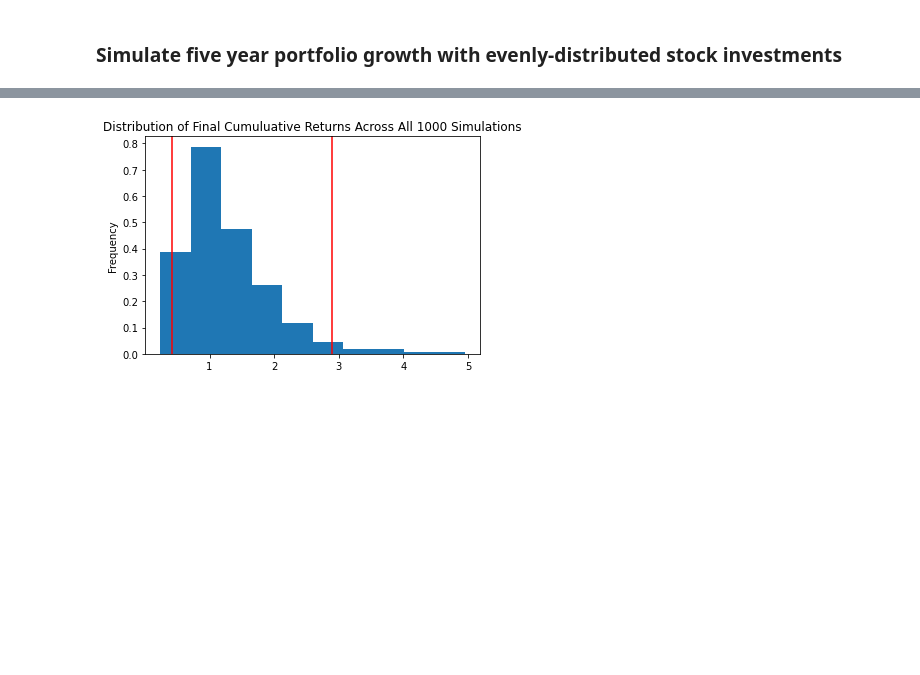
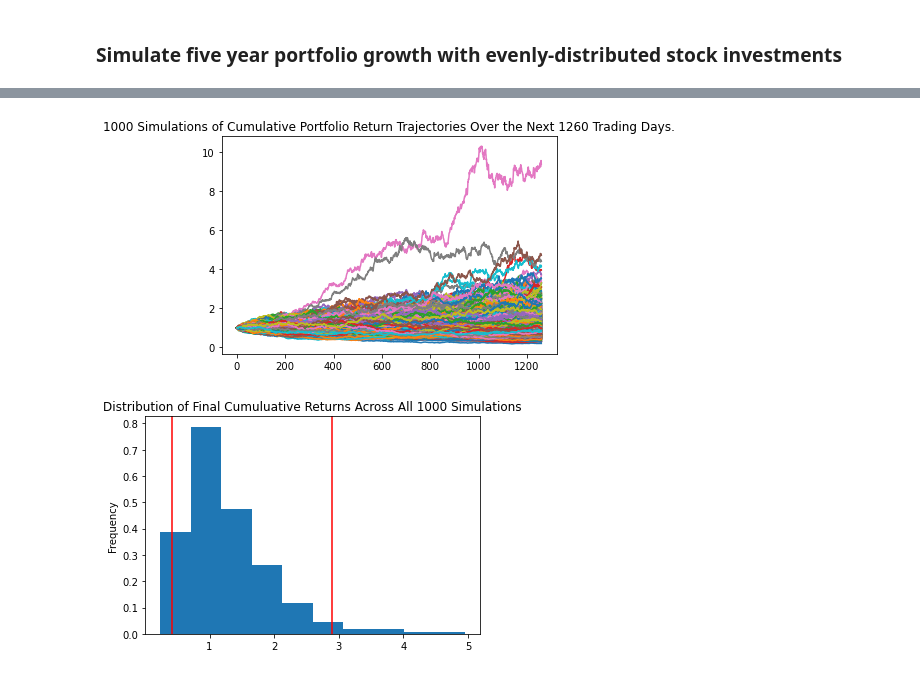
Before and after one commit to KPH3802/Monte_Carlo_Stock_Simulation, a Jupyter notebook: Three_Stock_Monte.ipynb, the cells around one changed output, grey strips where cells are left out. Drawn from its saved outputs; the diff is of its cells as text; code cells hidden in the pictures; blank space fills up the shorter version.

Commit message:
Adding Image folder and code through sim plot

```diff
--- a/Three_Stock_Monte.ipynb
+++ b/Three_Stock_Monte.ipynb
@@ -104,3 +115,10 @@ Running Monte Carlo simulation number 990.
+# %%
+# Plot simulation outcomes and saving figure
+line_plot = MC_even_dist.plot_simulation()
+
+line_plot.get_figure().savefig("Images/MC_fiveyear_sim_plot.png", bbox_inches='tight')
+# %% [output]
+[figure, added]
 # %%
 # Plot probability distribution and confidence intervals
 # YOUR CODE HERE!
```
Also changed, not shown: parts of 5 cells of this notebook, 1 other file.
